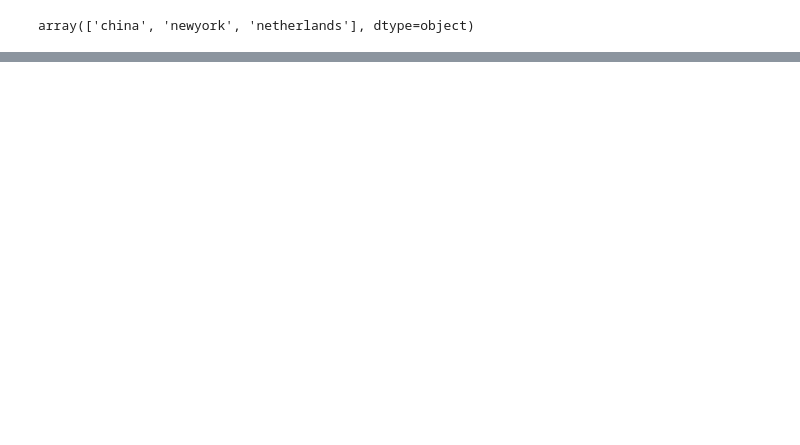
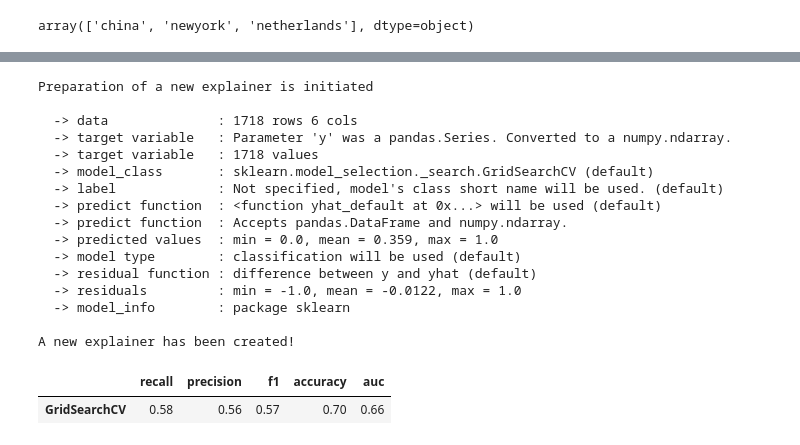
Before and after one commit to mini-pw/2021L-WB-ML, a Jupyter notebook: DeepJajo/raport_v3/lazy_classifier.ipynb, the cells around one changed output, grey strips where cells are left out. Cells and saved outputs as stored; diff of their text form; code cells hidden in the pictures; blank space fills up the shorter version.

```diff
--- a/DeepJajo/raport_v3/lazy_classifier.ipynb
+++ b/DeepJajo/raport_v3/lazy_classifier.ipynb
@@ -202,0 +293,22 @@ sur.plot()
+# %%
+explainer_2 = dx.Explainer(nc_grid, one_hot_data, nations['death'])
+explainer_2.model_performance()
+# %% [output]
+Preparation of a new explainer is initiated
+
+  -> data              : 1718 rows 6 cols
+  -> target variable   : Parameter 'y' was a pandas.Series. Converted to a numpy.ndarray.
+  -> target variable   : 1718 values
+  -> model_class       : sklearn.model_selection._search.GridSearchCV (default)
+  -> label             : Not specified, model's class short name will be used. (default)
+  -> predict function  : <function yhat_default at 0x...> will be used (default)
+  -> predict function  : Accepts pandas.DataFrame and numpy.ndarray.
+  -> predicted values  : min = 0.0, mean = 0.359, max = 1.0
+  -> model type        : classification will be used (default)
+  -> residual function : difference between y and yhat (default)
+  -> residuals         : min = -1.0, mean = -0.0122, max = 1.0
+  -> model_info        : package sklearn
+
+A new explainer has been created!
+|  | recall | precision | f1 | accuracy | auc |
+| GridSearchCV | 0.58 | 0.56 | 0.57 | 0.70 | 0.66 |
```
Also changed, not shown: parts of 18 cells of this notebook.
